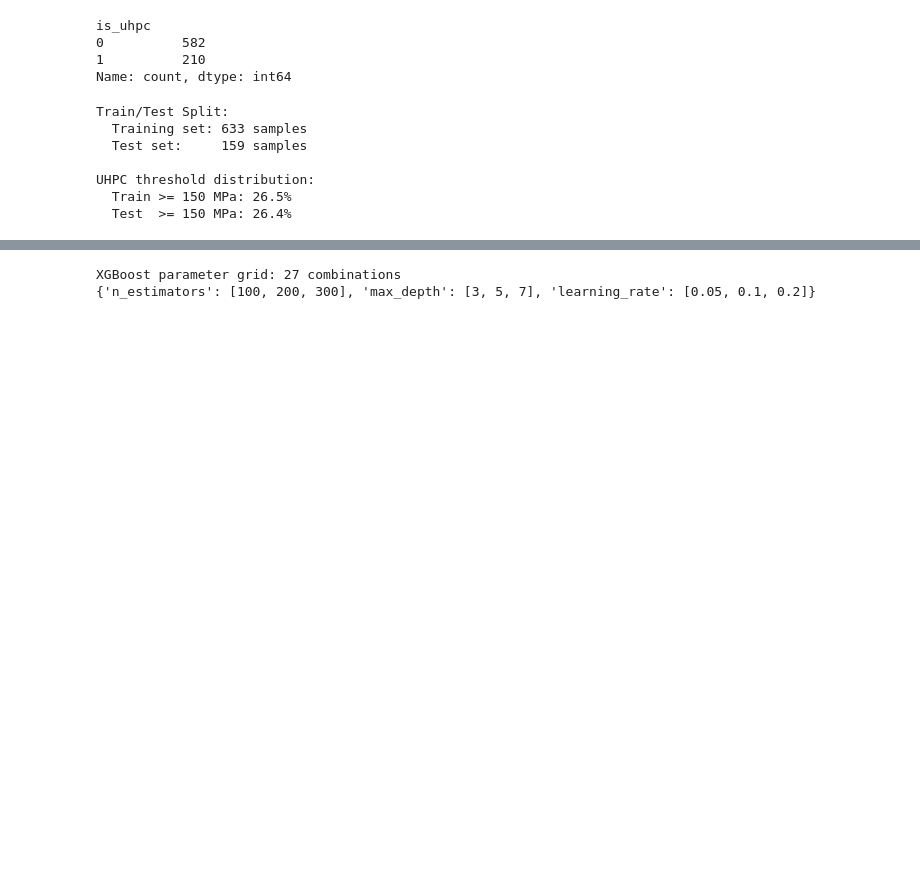
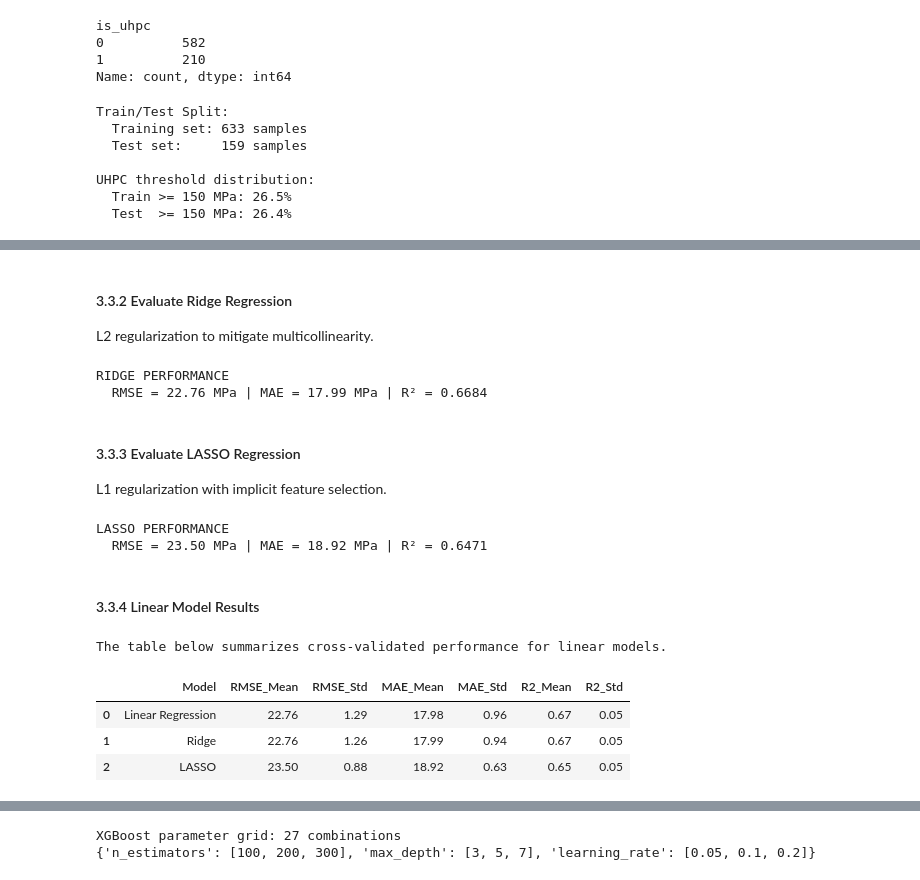
Before and after one commit to KRFlowers/uhpc-concrete-strength-prediction, a Jupyter notebook: notebooks/02_model_development.ipynb, the cells around one changed output, grey strips where cells are left out. Saved outputs shown, nothing was run; the diff lists cells and outputs as text; code cells hidden in the pictures; blank space fills up the shorter version.

Commit message:
Apply analysis standards and review references

```diff
--- a/notebooks/02_model_development.ipynb
+++ b/notebooks/02_model_development.ipynb
@@ -463,0 +325,71 @@ XGBoost was the top performer. Key hyperparameters will be tuned: n_estimators,
+# %% [markdown]
+#### 3.3.2 Evaluate Ridge Regression
+
+L2 regularization to mitigate multicollinearity.
+# %%
+# Create Ridge pipeline with scaling
+ridge_pipeline = Pipeline([
+    ('scaler', StandardScaler()),
+    ('model', Ridge(alpha=1.0, random_state=RANDOM_STATE))
+])
+
+# Train and evaluate using configured cross-validation
+scores = cross_validate(ridge_pipeline, X_train, y_train, cv=cv,
+                        scoring={'mae': 'neg_mean_absolute_error',
+                                 'rmse': 'neg_root_mean_squared_error',
+                                 'r2': 'r2'})
+
+# Extract and adjust scores
+mae_scores = -scores['test_mae']
+rmse_scores = -scores['test_rmse']
+r2_scores = scores['test_r2']
+
+# Record and display results
+ridge_results = record_cv_results('Ridge', mae_scores, rmse_scores, r2_scores)
+all_model_results.append(ridge_results)
+display_model_performance(ridge_results)
+# %% [output]
+RIDGE PERFORMANCE
+  RMSE = 22.76 MPa | MAE = 17.99 MPa | R² = 0.6684
+# %% [markdown]
+#### 3.3.3 Evaluate LASSO Regression
+
+L1 regularization with implicit feature selection.
+# %%
+# Create LASSO pipeline with scaling
+lasso_pipeline = Pipeline([
+    ('scaler', StandardScaler()),
+    ('model', Lasso(alpha=1.0, random_state=RANDOM_STATE))
+])
+
+# Train and evaluate using configured cross-validation
+scores = cross_validate(lasso_pipeline, X_train, y_train, cv=cv,
+                        scoring={'mae': 'neg_mean_absolute_error',
+                                 'rmse': 'neg_root_mean_squared_error',
+                                 'r2': 'r2'})
+
+# Extract and adjust scores
+mae_scores = -scores['test_mae']
+rmse_scores = -scores['test_rmse']
+r2_scores = scores['test_r2']
+
+# Record and display results
+lasso_results = record_cv_results('LASSO', mae_scores, rmse_scores, r2_scores)
+all_model_results.append(lasso_results)
+display_model_performance(lasso_results)
+# %% [output]
+LASSO PERFORMANCE
+  RMSE = 23.50 MPa | MAE = 18.92 MPa | R² = 0.6471
+# %% [markdown]
+#### 3.3.4 Linear Model Results
+# %%
+# Display linear model family results
+linear_models_df = pd.DataFrame(all_model_results[:3])
+print("The table below summarizes cross-validated performance for linear models.")
+display(linear_models_df)
+# %% [output]
+The table below summarizes cross-validated performance for linear models.
+|  | Model | RMSE_Mean | RMSE_Std | MAE_Mean | MAE_Std | R2_Mean | R2_Std |
+| 0 | Linear Regression | 22.76 | 1.29 | 17.98 | 0.96 | 0.67 | 0.05 |
+| 1 | Ridge | 22.76 | 1.26 | 17.99 | 0.94 | 0.67 | 0.05 |
+| 2 | LASSO | 23.50 | 0.88 | 18.92 | 0.63 | 0.65 | 0.05 |
```
Also changed, not shown: parts of 84 cells of this notebook, 37 other files.
